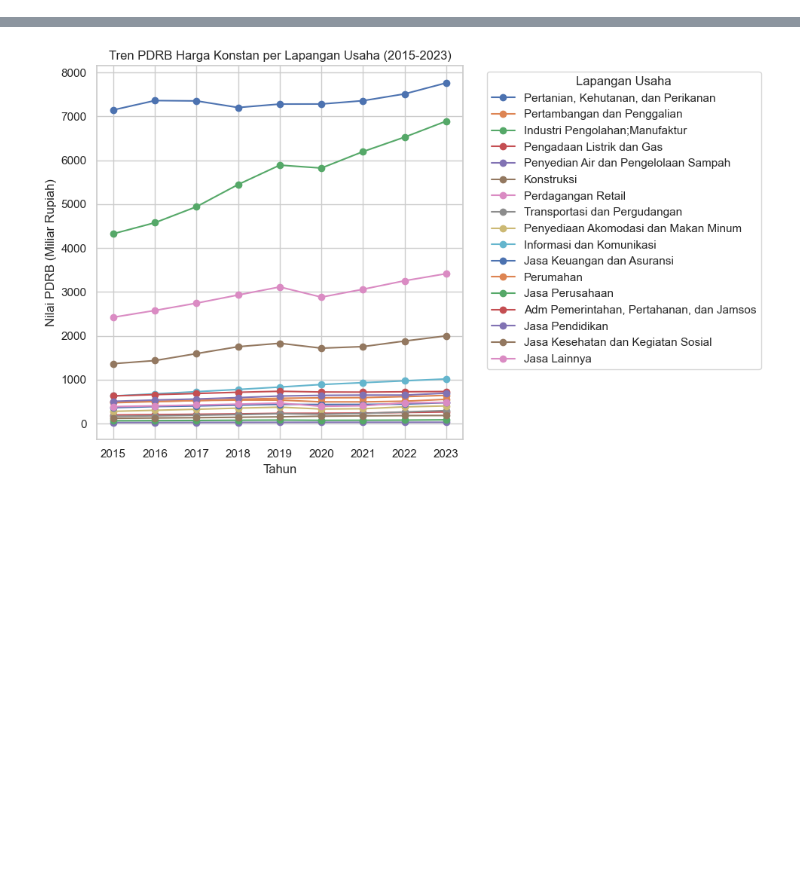
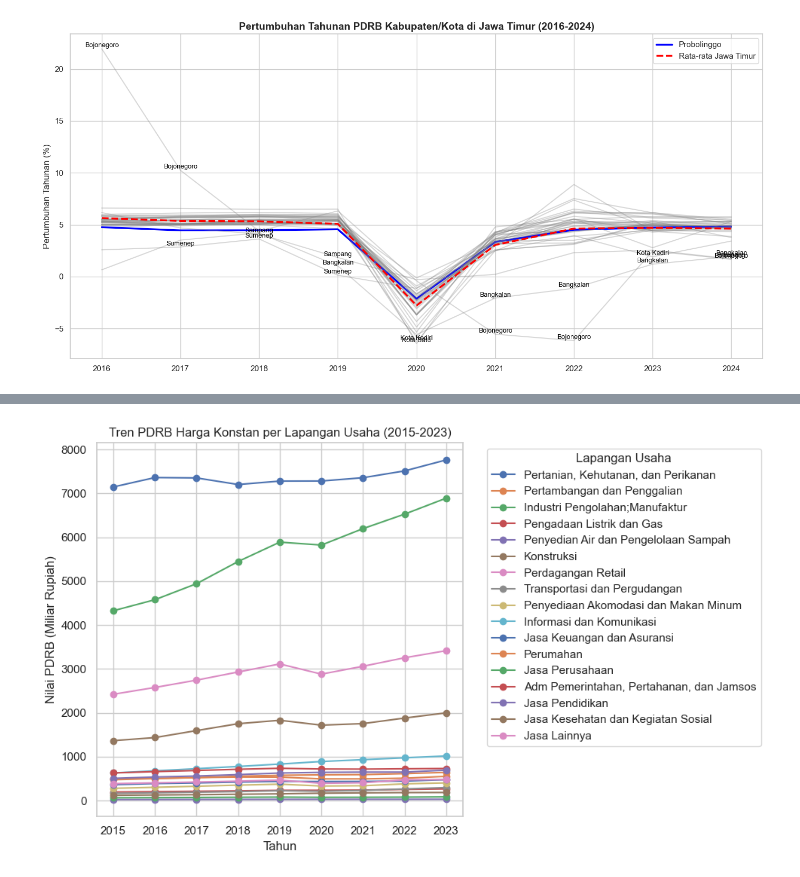
Before and after one commit to dringu/pdrb, a Jupyter notebook: analisa.ipynb, the cells around one changed output, grey strips where cells are left out. Drawn from its saved outputs; the diff is of its cells as text; code cells hidden in the pictures; blank space fills up the shorter version.

```diff
--- a/analisa.ipynb
+++ b/analisa.ipynb
@@ -174 +97,60 @@ plt.show()
+# %%
+df_pertumbuhan_tahunan = pd.DataFrame({'Kabupaten/Kota': df_fixed['Kabupaten/Kota']})
+year_cols = list(range(2016, 2025))
+for year in year_cols:
+    prev_year = year - 1
+    df_pertumbuhan_tahunan[year] = ((df_fixed[year] - df_fixed[prev_year]) / df_fixed[prev_year]) * 100
+
+df_pertumbuhan_tahunan['Avg_Growth'] = df_pertumbuhan_tahunan[year_cols].mean(axis=1)
+mean_growth_by_year = {}
+std_growth_by_year = {}
+
+for year in year_cols:
+    mean_growth_by_year[year] = df_pertumbuhan_tahunan[year].mean()
+    std_growth_by_year[year] = df_pertumbuhan_tahunan[year].std()
+
+outlier_kabupaten = []
+for idx, row in df_pertumbuhan_tahunan.iterrows():
+    kabupaten = row['Kabupaten/Kota']
+    is_outlier = False
+
+    for year in year_cols:
+        growth = row[year]
+        if (growth > (mean_growth_by_year[year] + 2 * std_growth_by_year[year]) or
+            growth < (mean_growth_by_year[year] - 2 * std_growth_by_year[year])):
+            is_outlier = True
+            break
+
+    if is_outlier and kabupaten not in outlier_kabupaten:
+        outlier_kabupaten.append(kabupaten)
+
+plt.figure(figsize=(14, 7))
+for idx, row in df_pertumbuhan_tahunan.iterrows():
+    kabupaten = row['Kabupaten/Kota']
+    if kabupaten == 'Probolinggo':
+        plt.plot(year_cols, row[year_cols], color='blue', linewidth=2.5, label='Probolinggo')
+    else:
+        plt.plot(year_cols, row[year_cols], color='gray', alpha=0.3)
+
+mean_values = [mean_growth_by_year[year] for year in year_cols]
+plt.plot(year_cols, mean_values, color='red', linestyle='--', linewidth=2.5, label='Rata-rata Jawa Timur')
+
+for idx, row in df_pertumbuhan_tahunan.iterrows():
+    kabupaten = row['Kabupaten/Kota']
+    if kabupaten in outlier_kabupaten:
+        for year in year_cols:
+            growth = row[year]
+            if (growth > (mean_growth_by_year[year] + 2 * std_growth_by_year[year]) or
+                growth < (mean_growth_by_year[year] - 2 * std_growth_by_year[year])):
+                plt.text(year, growth, kabupaten, fontsize=9, color='black', ha='center', va='bottom')
+
+plt.title("Pertumbuhan Tahunan PDRB Kabupaten/Kota di Jawa Timur (2016-2024)",
+          fontsize=14, fontweight='bold')
+plt.ylabel("Pertumbuhan Tahunan (%)", fontsize=12)
+plt.legend()
+plt.grid(True)
+plt.tight_layout()
+plt.show()
+# %% [output]
+[figure, added]
 # %%
```
Also changed, not shown: parts of 10 cells of this notebook, 56 other files.
